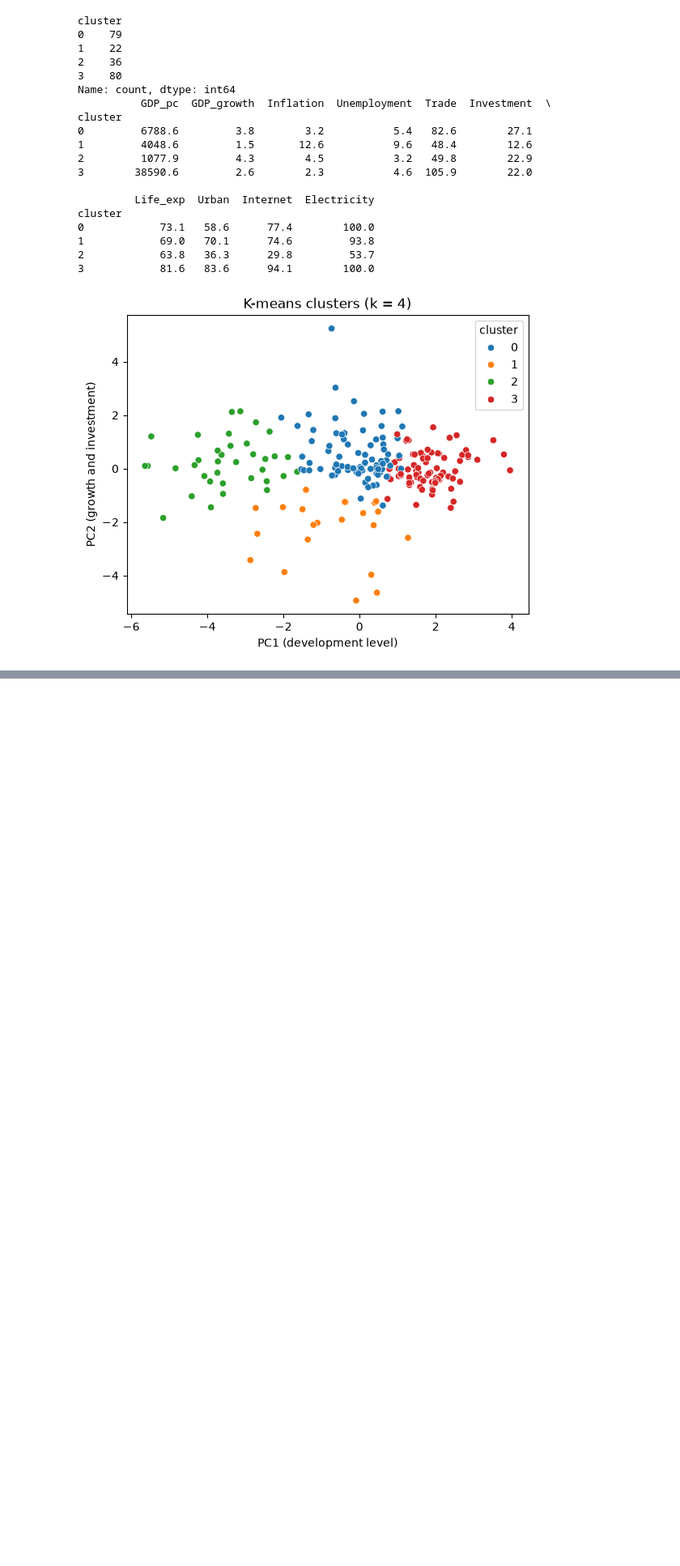
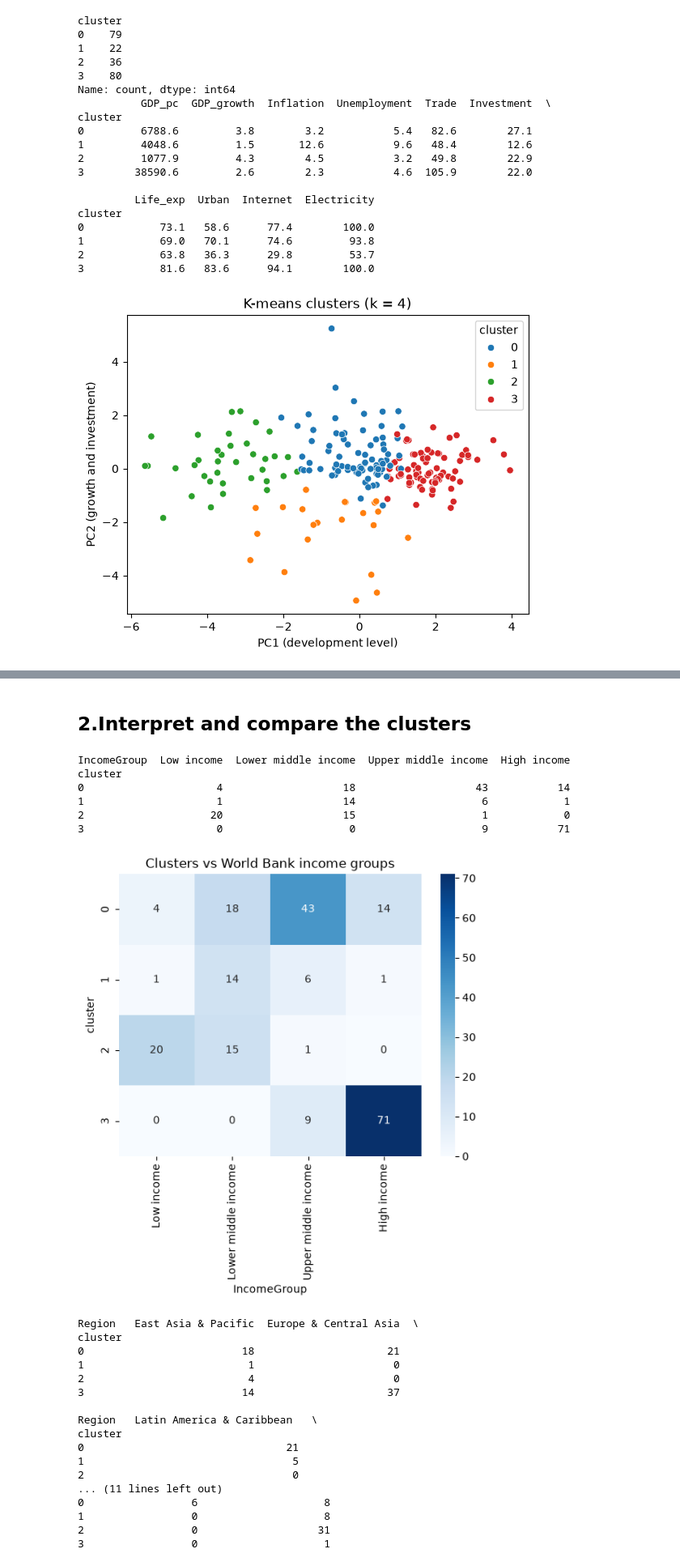
Before and after one commit to sahanakamdar/DS203_clustering, a Jupyter notebook: WDI_clustering.ipynb, the cells around one changed output, grey strips where cells are left out. Shown at 81% size. Saved outputs shown, nothing was run; the diff lists cells and outputs as text; code cells hidden in the pictures; blank space fills up the shorter version.

```diff
--- a/WDI_clustering.ipynb
+++ b/WDI_clustering.ipynb
@@ -454,0 +480,46 @@ cluster
+# %% [markdown]
+## 2.Interpret and compare the clusters
+# %%
+# Clusters vs World Bank income groups
+inc = df[df['IncomeGroup'].isin(income_order)]   # leaving out "Not classified"
+income_tab = pd.crosstab(inc['cluster'], inc['IncomeGroup'])[income_order]
+print(income_tab)
+
+sns.heatmap(income_tab, annot=True, fmt='d', cmap='Blues')
+plt.title('Clusters vs World Bank income groups')
+plt.show()
+
+# Clusters vs geographical regions
+region_tab = pd.crosstab(df['cluster'], df['Region'])
+print(region_tab)
+
+plt.figure(figsize=(10, 4))
+sns.heatmap(region_tab, annot=True, fmt='d', cmap='Greens')
+plt.title('Clusters vs geographical regions')
+plt.xticks(rotation=30, ha='right')
+plt.show()
+# %% [output]
+IncomeGroup  Low income  Lower middle income  Upper middle income  High income
+cluster
+0                     4                   18                   43           14
+1                     1                   14                    6            1
+2                    20                   15                    1            0
+3                     0                    0                    9           71
+[figure, added]
+Region   East Asia & Pacific  Europe & Central Asia  \
+cluster
+0                         18                     21
+1                          1                      0
+2                          4                      0
+3                         14                     37
+
+Region   Latin America & Caribbean   \
+cluster
+0                                21
+1                                 5
+2                                 0
+... (11 lines left out)
+0                 6                    8
+1                 0                    8
+2                 0                   31
+3                 0                    1
```
Also changed, not shown: parts of 11 cells of this notebook.
